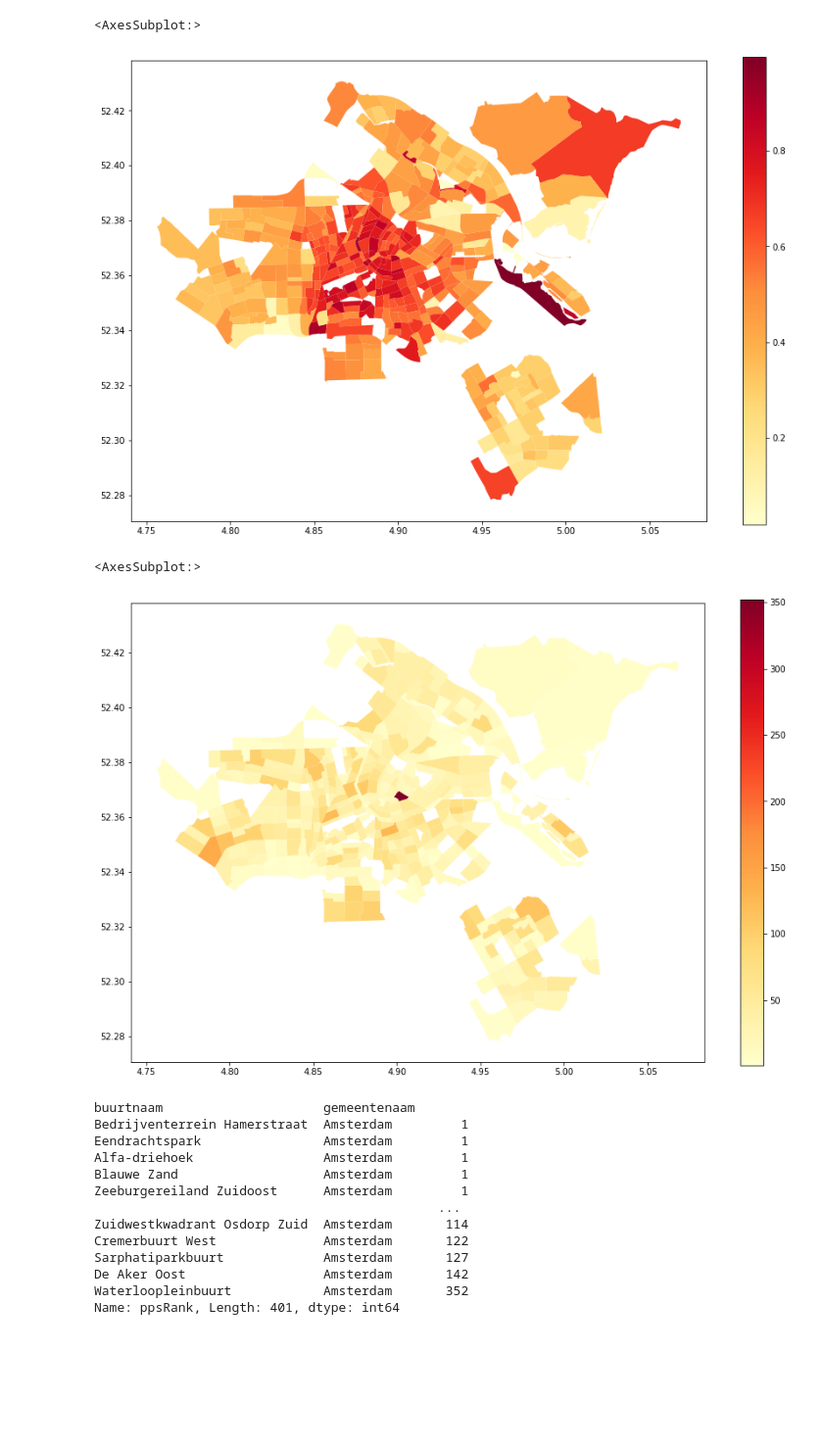
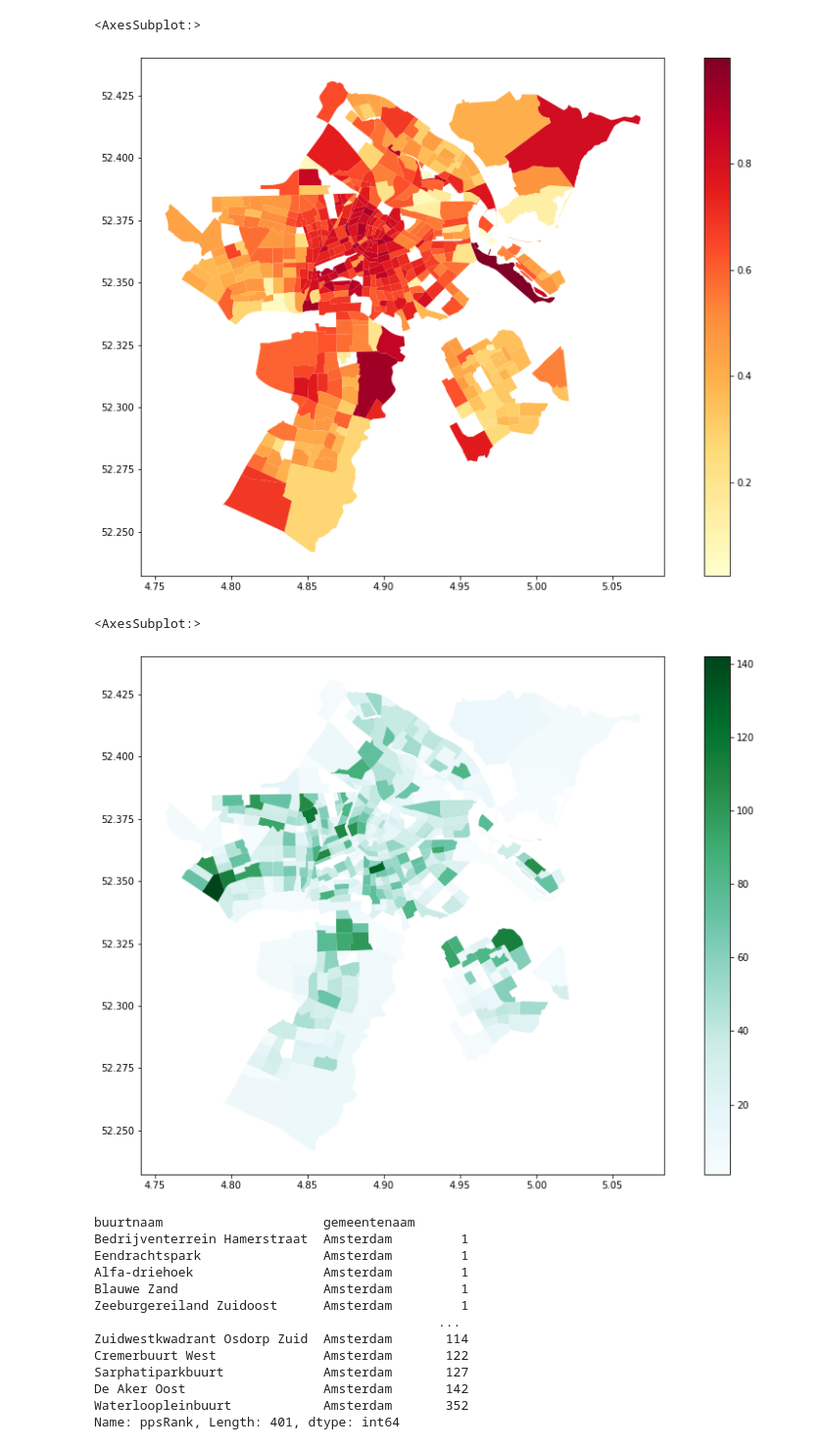
Before and after one commit to maufonsecasdfg/amsterdam_rent, a Jupyter notebook: geomatching.ipynb, the cells around one changed output. Shown: that part at 98% size. Drawn from its saved outputs; the diff is of its cells as text; code cells hidden in the pictures; blank space fills up the shorter version.

```diff
--- a/geomatching.ipynb
+++ b/geomatching.ipynb
@@ -26,7 +28,7 @@ ouderkerk-aan-de-amstel       86
 duivendrecht                  52
 Name: city, dtype: int64
 # %%
-data = data[data['city']=='amsterdam']
+#data = data[data['city']=='amsterdam']
 # %%
 data['pps'] = data['price']/data['surface']
 # %%
@@ -71,7 +73,7 @@ gdf = gpd.sjoin(gdf, buurten, predicate='within').drop(columns='index_right')
 # %%
 gdf['ppsRank'] = gdf['ppsRank'].astype('float')
 # %%
-gdf = gdf[gdf['gemeentenaam']=='Amsterdam']
+gdf = gdf[(gdf['gemeentenaam']=='Amsterdam')|(gdf['gemeentenaam']=='Amstelveen')]
 # %%
 wijken.set_index(['wijknaam','gemeentenaam']).join(gdf.groupby(['wijknaam','gemeentenaam'])['ppsRank'].median(),how='inner').plot(column='ppsRank',cmap='YlOrRd',figsize=(15, 10),legend=True)
 # %% [output]
@@ -86,12 +88,12 @@ wijken.set_index(['wijknaam','gemeentenaam']).join(gdf.groupby(['wijknaam','geme
 buurten.set_index(['buurtnaam','gemeentenaam']).join(gdf.groupby(['buurtnaam','gemeentenaam'])['ppsRank'].median(),how='inner').plot(column='ppsRank',cmap='YlOrRd',figsize=(15, 10),legend=True)
 # %% [output]
 <AxesSubplot:>
-[figure, old version]
+[figure, new version]
 # %%
-buurten.set_index(['buurtnaam','gemeentenaam']).join(gdf.groupby(['buurtnaam','gemeentenaam'])['ppsRank'].count(),how='inner').plot(column='ppsRank',cmap='YlOrRd',figsize=(15, 10),legend=True)
+buurten.set_index(['buurtnaam','gemeentenaam']).join(gdf.groupby(['buurtnaam','gemeentenaam'])['ppsRank'].count(),how='inner').plot(column='ppsRank',cmap='BuGn',figsize=(15, 10),legend=True)
 # %% [output]
 <AxesSubplot:>
-[figure, old version]
+[figure, new version]
 # %%
 gdf.groupby(['buurtnaam','gemeentenaam'])['ppsRank'].count().sort_values()
 # %% [output]
```
Also changed, not shown: parts of 3 cells of this notebook, 4 other files.
